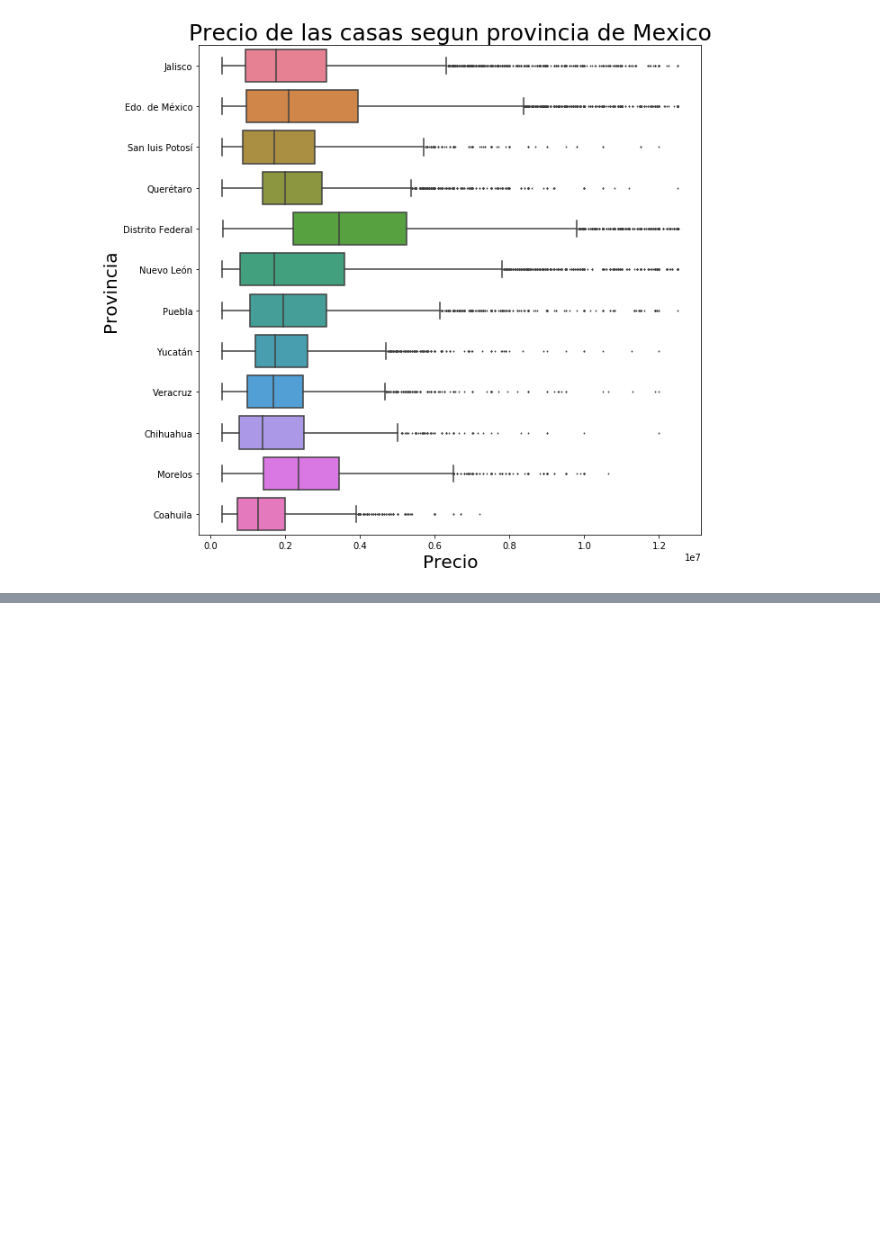
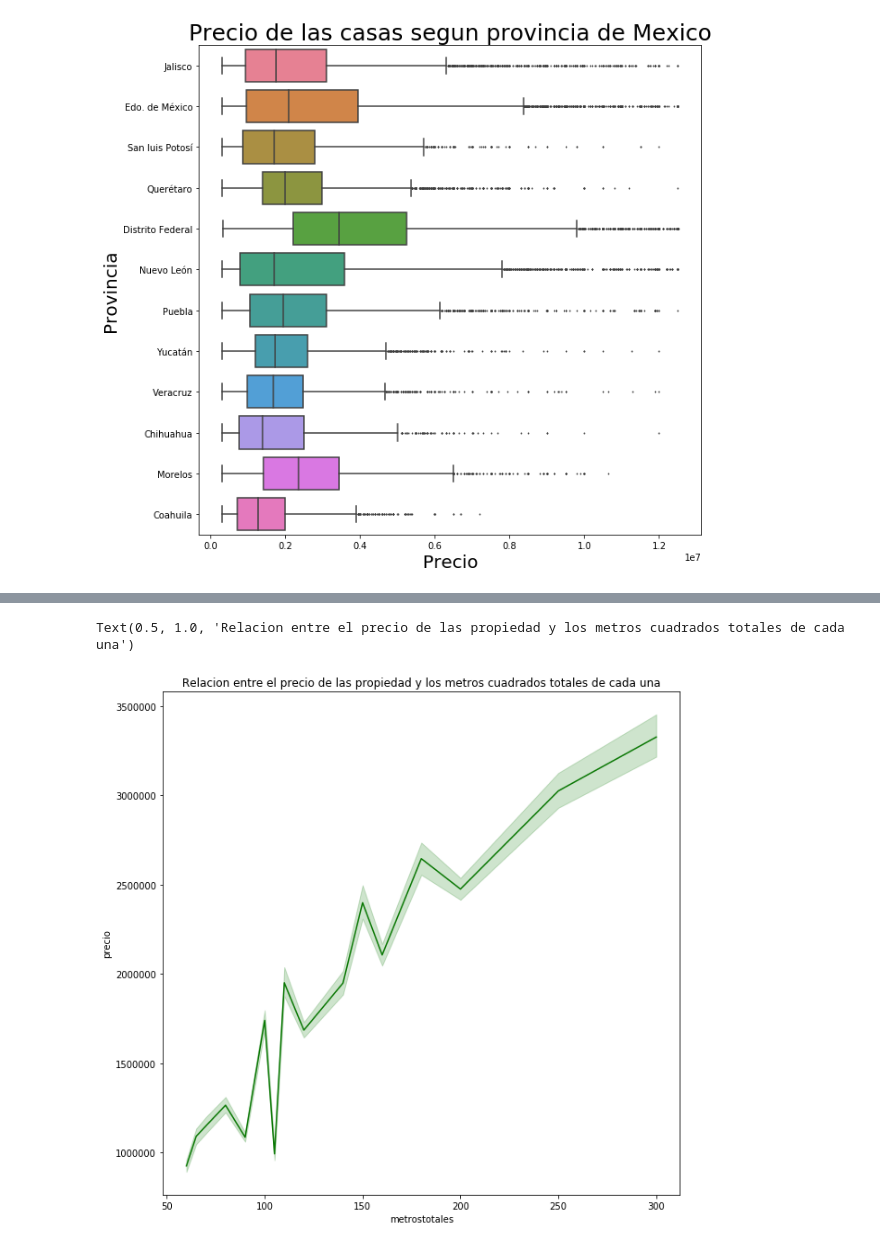
Before and after one commit to lorenzolgz/orgadatostp1, a Jupyter notebook: Analisis_basico.ipynb, the cells around one changed output, grey strips where cells are left out. Saved outputs shown, nothing was run; the diff lists cells and outputs as text; code cells hidden in the pictures; blank space fills up the shorter version.

Commit message:
Relacion metros cuadrados y precio
Nuevo analisis sobre la relacion entre metros totales, metros cubiertos y metros descubiertos y el como estos afeactan al precio de una propiedad

```diff
--- a/Analisis_basico.ipynb
+++ b/Analisis_basico.ipynb
@@ -586,0 +608,4 @@ Text(0, 0.5, 'Provincia')
+# %%
+#Limpio los null de metros totales
+df3 = df.dropna(subset=['metrostotales'])
+df3.isnull().sum()
@@ -586,0 +630,11 @@ Text(0, 0.5, 'Provincia')
+# %%
+filtro_metros=df3['metrostotales'].value_counts()>1000
+filtro_metros=filtro_metros[filtro_metros]
+df3=df3[df3['metrostotales'].isin(filtro_metros.index)]
+# %%
+plt.figure(figsize=(10,10))
+g=sns.lineplot(x="metrostotales", y="precio", data=df3, color="#0b7805")
+g.set_title("Relacion entre el precio de las propiedad y los metros cuadrados totales de cada una")
+# %% [output]
+Text(0.5, 1.0, 'Relacion entre el precio de las propiedad y los metros cuadrados totales de cada una')
+[figure, added]
```
Also changed, not shown: parts of 12 cells of this notebook.
